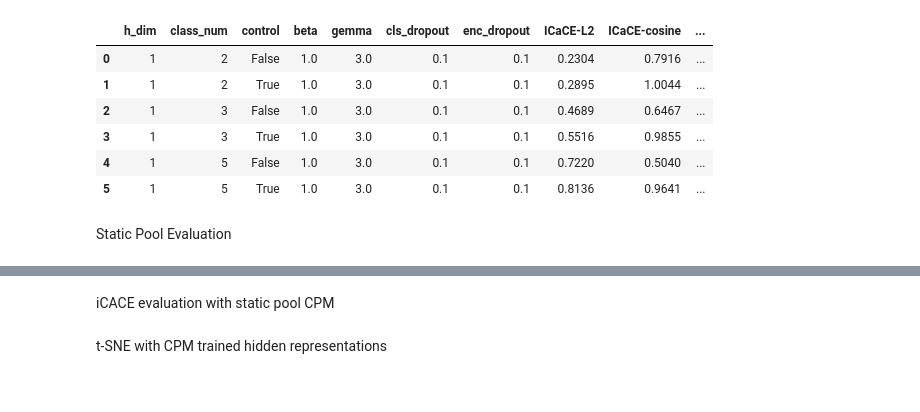
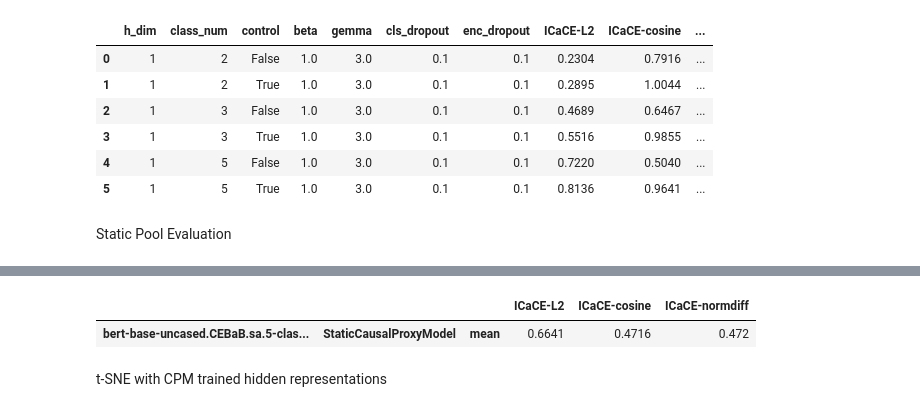
Before and after one commit to frankaging/Causal-Proxy-Model, a Jupyter notebook: Proxy_evaluation.ipynb, the cells around one changed output, grey strips where cells are left out. Cells and saved outputs as stored; diff of their text form; code cells hidden in the pictures.

```diff
--- a/Proxy_evaluation.ipynb
+++ b/Proxy_evaluation.ipynb
@@ -962,5 +940,8 @@ for i in range(len(permutations_dicts)):
-# %% [markdown]
-iCACE evaluation with static pool CPM
+# %%
+CEBaB_metrics
+# %% [output]
+|  |  |  | ICaCE-L2 | ICaCE-cosine | ICaCE-normdiff |
+| bert-base-uncased.CEBaB.sa.5-clas... | StaticCausalProxyModel | mean | 0.6641 | 0.4716 | 0.472 |
 # %% [markdown]
 t-SNE with CPM trained hidden representations
 # %%
```
Also changed, not shown: parts of 6 cells of this notebook, 2 other files.
